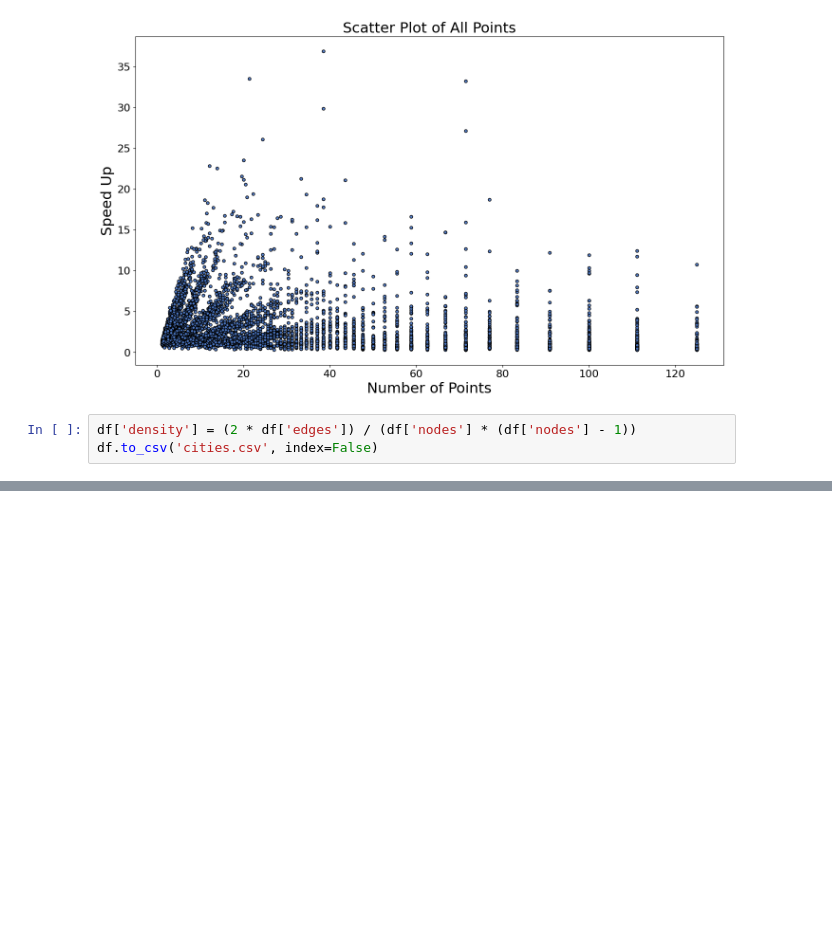
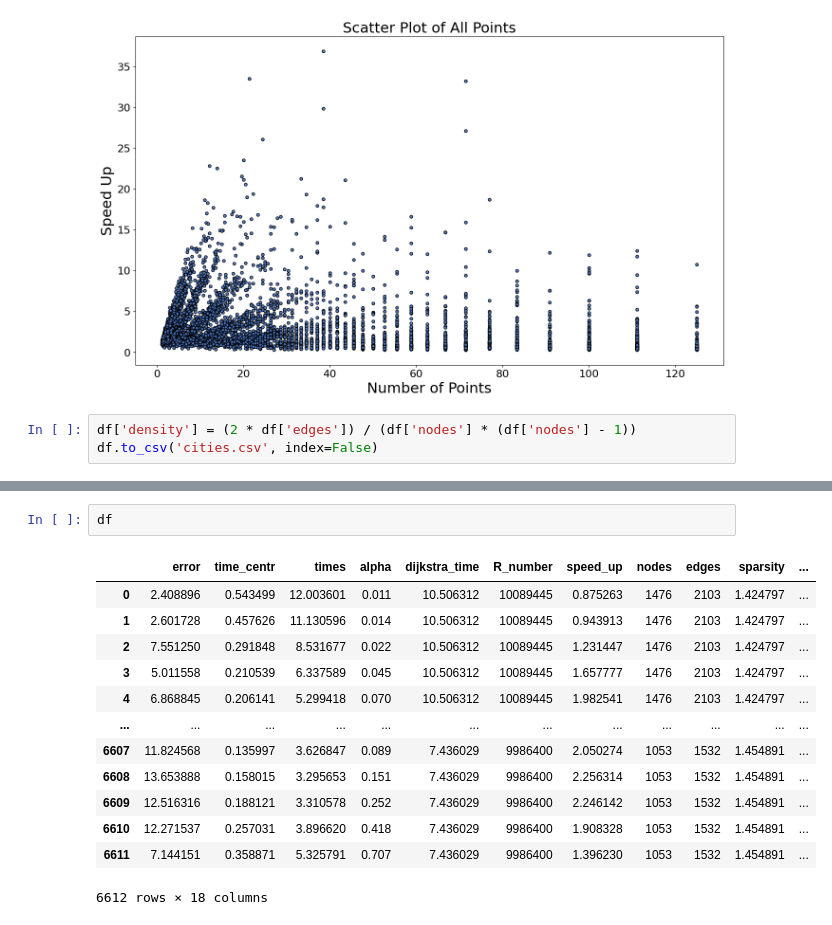
Before and after one commit to romanroff/tmp, a Jupyter notebook: main.ipynb, the cells around one changed output, grey strips where cells are left out. Cells and saved outputs as stored; diff of their text form; blank space fills up the shorter version.

```diff
--- a/main.ipynb
+++ b/main.ipynb
@@ -675,3 +623,19 @@ ploting(df=df,
+# %%
+df
+# %% [output]
+|  | error | time_centr | times | alpha | dijkstra_time | R_number | speed_up | nodes | edges | sparsity | ... |
+| 0 | 2.408896 | 0.543499 | 12.003601 | 0.011 | 10.506312 | 10089445 | 0.875263 | 1476 | 2103 | 1.424797 | ... |
+| 1 | 2.601728 | 0.457626 | 11.130596 | 0.014 | 10.506312 | 10089445 | 0.943913 | 1476 | 2103 | 1.424797 | ... |
+| 2 | 7.551250 | 0.291848 | 8.531677 | 0.022 | 10.506312 | 10089445 | 1.231447 | 1476 | 2103 | 1.424797 | ... |
+| 3 | 5.011558 | 0.210539 | 6.337589 | 0.045 | 10.506312 | 10089445 | 1.657777 | 1476 | 2103 | 1.424797 | ... |
+| 4 | 6.868845 | 0.206141 | 5.299418 | 0.070 | 10.506312 | 10089445 | 1.982541 | 1476 | 2103 | 1.424797 | ... |
+| ... | ... | ... | ... | ... | ... | ... | ... | ... | ... | ... | ... |
+| 6607 | 11.824568 | 0.135997 | 3.626847 | 0.089 | 7.436029 | 9986400 | 2.050274 | 1053 | 1532 | 1.454891 | ... |
+| 6608 | 13.653888 | 0.158015 | 3.295653 | 0.151 | 7.436029 | 9986400 | 2.256314 | 1053 | 1532 | 1.454891 | ... |
+| 6609 | 12.516316 | 0.188121 | 3.310578 | 0.252 | 7.436029 | 9986400 | 2.246142 | 1053 | 1532 | 1.454891 | ... |
+| 6610 | 12.271537 | 0.257031 | 3.896620 | 0.418 | 7.436029 | 9986400 | 1.908328 | 1053 | 1532 | 1.454891 | ... |
+| 6611 | 7.144151 | 0.358871 | 5.325791 | 0.707 | 7.436029 | 9986400 | 1.396230 | 1053 | 1532 | 1.454891 | ... |
+6612 rows × 18 columns
 # %%
 import pandas as pd
 import networkx as nx
```
Also changed, not shown: parts of 6 cells of this notebook, 2 other files.
